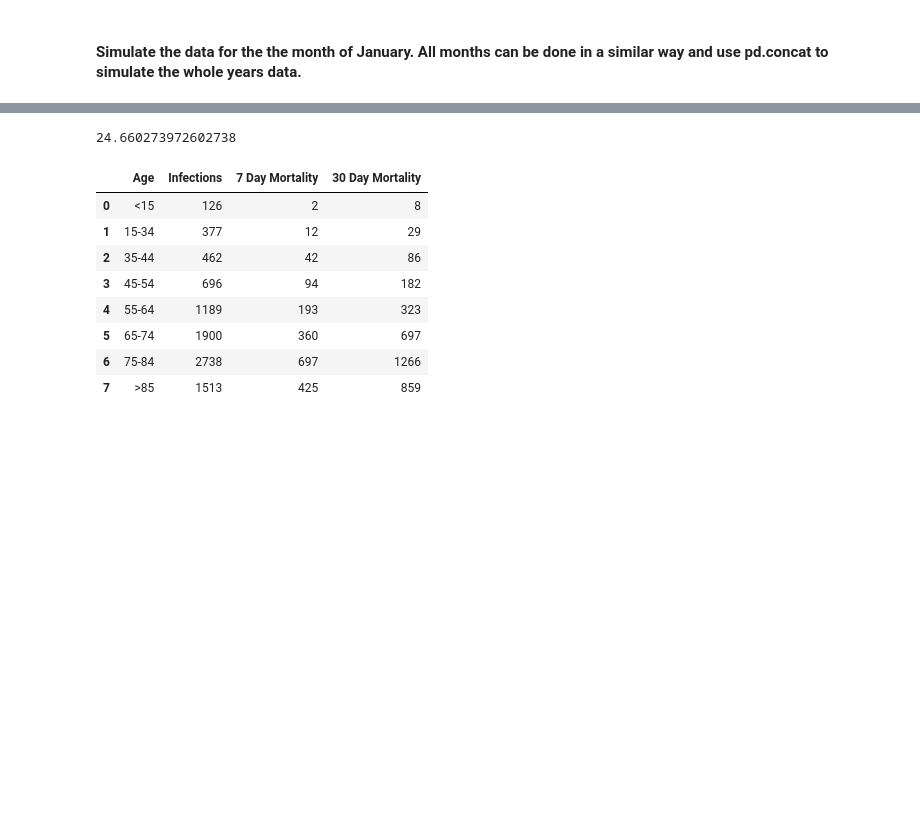
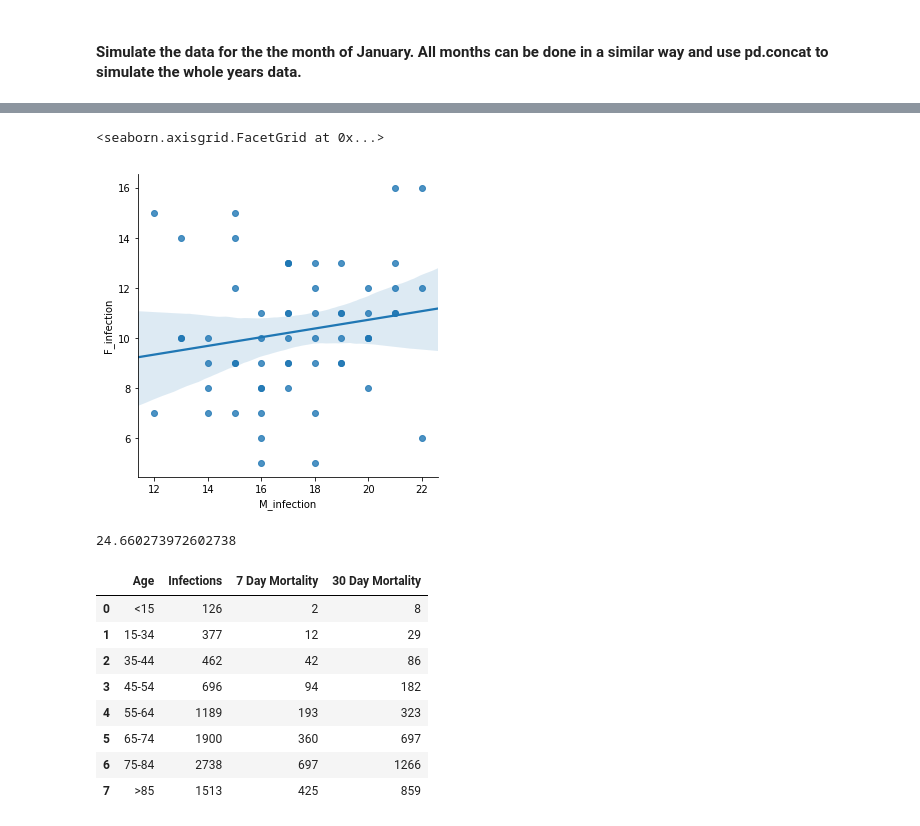
Before and after one commit to NurseQ/Simulation-Project-for-Programming-for-Data-Analysis-, a Jupyter notebook: Simulation Project.ipynb, the cells around one changed output, grey strips where cells are left out. Cells and saved outputs as stored; diff of their text form; code cells hidden in the pictures; blank space fills up the shorter version.

```diff
--- a/Simulation Project.ipynb
+++ b/Simulation Project.ipynb
@@ -208 +267,4 @@ jan_F_30dayMort    155
 dtype: int64
+# %%
+feb = pd.DataFrame({'M_infection':np.random.binomial(27, .62, 28), 'F_infection': np.random.binomial(27, .38, 28), 'M_7dayMort': np.random.binomial(6, .59, 28), 'F_7dayMort': np.random.binomial(6, .41, 28), 'M_30dayMort': np.random.binomial(11, .61, 28),  'F_30dayMort': np.random.binomial(11, .39, 28) })
+feb
@@ -208,0 +289,5 @@ dtype: int64
+# %%
+jan['month'] = 'January'
+feb['month'] = 'February'
+year = pd.concat([jan, feb], ignore_index=True)
+year
@@ -209,3 +312,8 @@ dtype: int64
+# %%
+sns.lmplot(x='M_infection', y = 'F_infection', data = year)
+# %% [output]
+<seaborn.axisgrid.FacetGrid at 0x...>
+[figure, added]
 # %%
 # total monthly infection / days in a year = average daily infection
 9001/365
```
Also changed, not shown: parts of 25 cells of this notebook.
